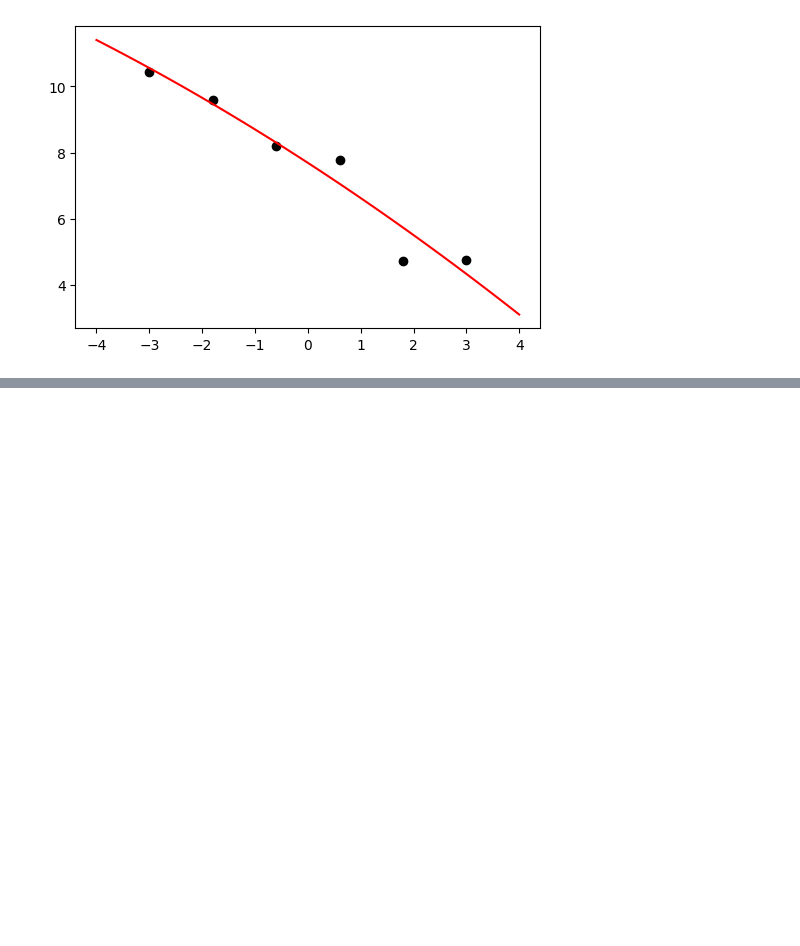
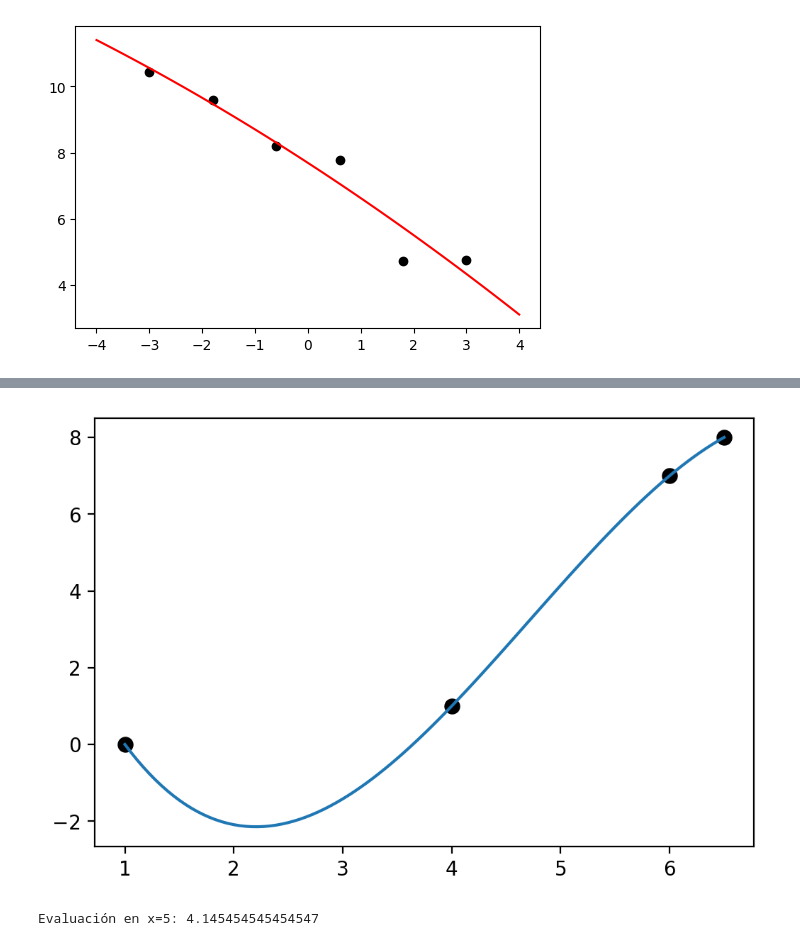
Before and after one commit to gmauricio-toledo/UNISON-teaching, a Jupyter notebook: regresion-lineal.ipynb, the cells around one changed output, grey strips where cells are left out. Drawn from its saved outputs; the diff is of its cells as text; code cells hidden in the pictures; blank space fills up the shorter version.

```diff
--- a/regresion-lineal.ipynb
+++ b/regresion-lineal.ipynb
@@ -273,0 +324,10 @@ Coeficiente de determinación: 0.9389937031229452
+# %%
+from interpolacion_aproximacion import InterpolacionLagrange
+
+lag = InterpolacionLagrange()
+lag.fit(datos,grado=3)
+lag.plot()
+print(f"Evaluación en x=5: {lag.eval(5)}")
+# %% [output]
+[figure, added]
+Evaluación en x=5: 4.145454545454547
```
Also changed, not shown: parts of 11 cells of this notebook.
